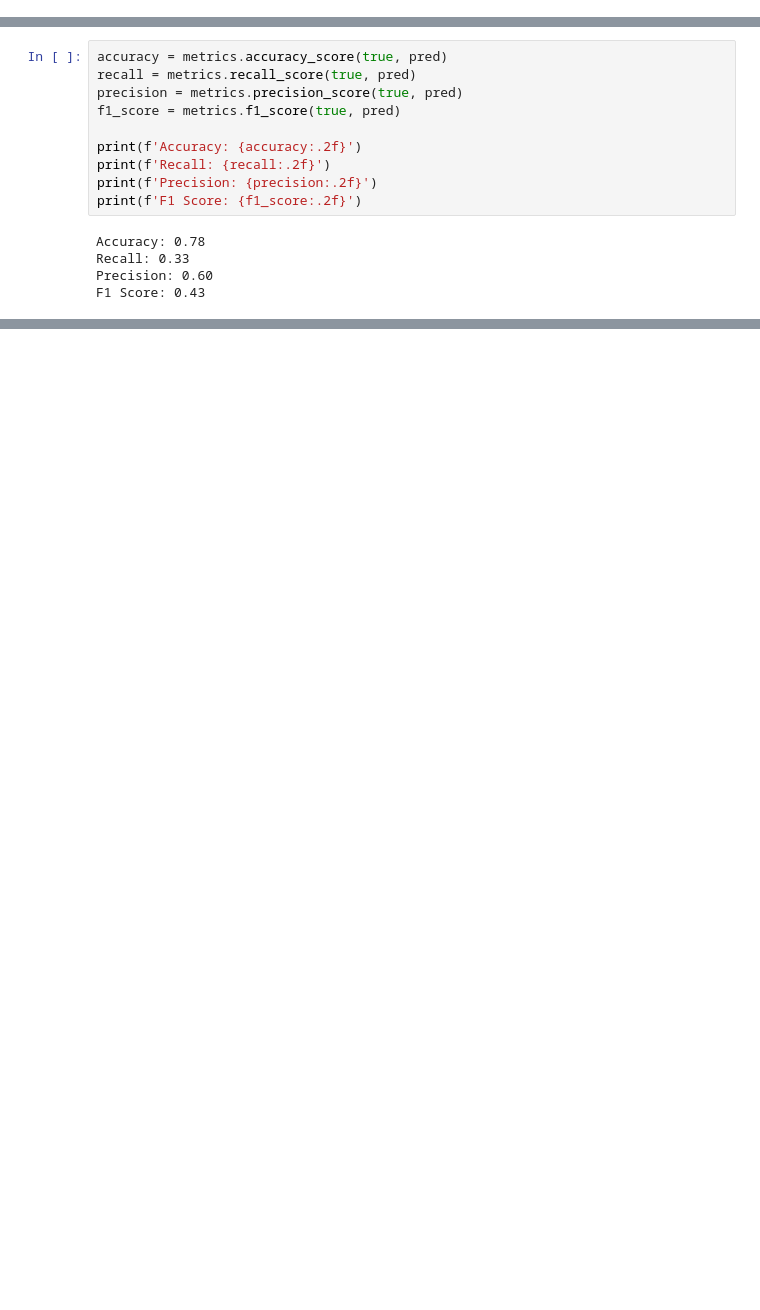
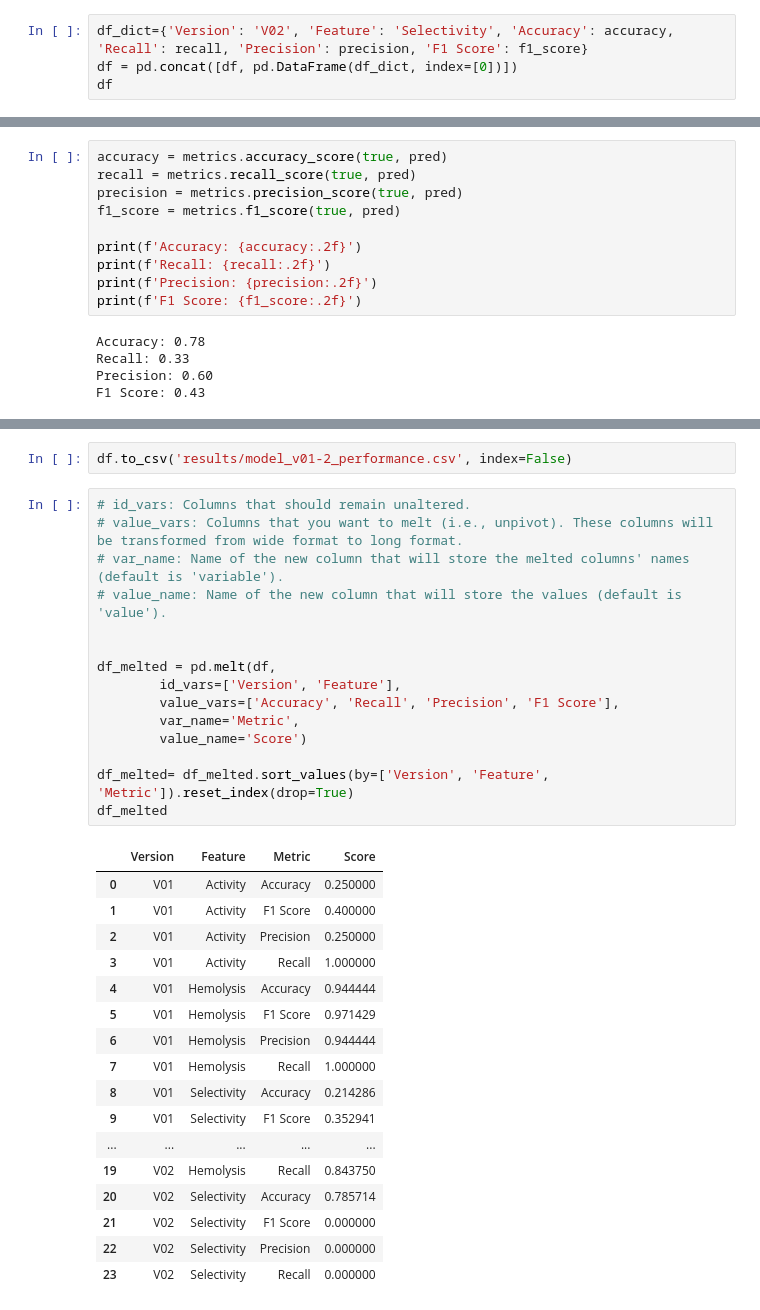
Before and after one commit to ziul-bio/DMS_ML_AMP, a Jupyter notebook: 07_AMP_predictions_v02.ipynb, the cells around one changed output, grey strips where cells are left out. Cells and saved outputs as stored; diff of their text form; blank space fills up the shorter version.

```diff
--- a/07_AMP_predictions_v02.ipynb
+++ b/07_AMP_predictions_v02.ipynb
@@ -1097,0 +1071,4 @@ res_sel
+# %%
+df_dict={'Version': 'V02', 'Feature': 'Selectivity', 'Accuracy': accuracy, 'Recall': recall, 'Precision': precision, 'F1 Score': f1_score}
+df = pd.concat([df, pd.DataFrame(df_dict, index=[0])])
+df
@@ -1236,0 +1191,35 @@ results
+# %%
+df.to_csv('results/model_v01-2_performance.csv', index=False)
+# %%
+# id_vars: Columns that should remain unaltered.
+# value_vars: Columns that you want to melt (i.e., unpivot). These columns will be transformed from wide format to long format.
+# var_name: Name of the new column that will store the melted columns' names (default is 'variable').
+# value_name: Name of the new column that will store the values (default is 'value').
+
+
+df_melted = pd.melt(df,
+        id_vars=['Version', 'Feature'],
+        value_vars=['Accuracy', 'Recall', 'Precision', 'F1 Score'],
+        var_name='Metric',
+        value_name='Score')
+
+df_melted= df_melted.sort_values(by=['Version', 'Feature', 'Metric']).reset_index(drop=True)
+df_melted
+# %% [output]
+|  | Version | Feature | Metric | Score |
+| 0 | V01 | Activity | Accuracy | 0.250000 |
+| 1 | V01 | Activity | F1 Score | 0.400000 |
+| 2 | V01 | Activity | Precision | 0.250000 |
+| 3 | V01 | Activity | Recall | 1.000000 |
+| 4 | V01 | Hemolysis | Accuracy | 0.944444 |
+| 5 | V01 | Hemolysis | F1 Score | 0.971429 |
+| 6 | V01 | Hemolysis | Precision | 0.944444 |
+| 7 | V01 | Hemolysis | Recall | 1.000000 |
+| 8 | V01 | Selectivity | Accuracy | 0.214286 |
+| 9 | V01 | Selectivity | F1 Score | 0.352941 |
+| ... | ... | ... | ... | ... |
+| 19 | V02 | Hemolysis | Recall | 0.843750 |
+| 20 | V02 | Selectivity | Accuracy | 0.785714 |
+| 21 | V02 | Selectivity | F1 Score | 0.000000 |
+| 22 | V02 | Selectivity | Precision | 0.000000 |
+| 23 | V02 | Selectivity | Recall | 0.000000 |
```
Also changed, not shown: parts of 18 cells of this notebook, 4 other files.
